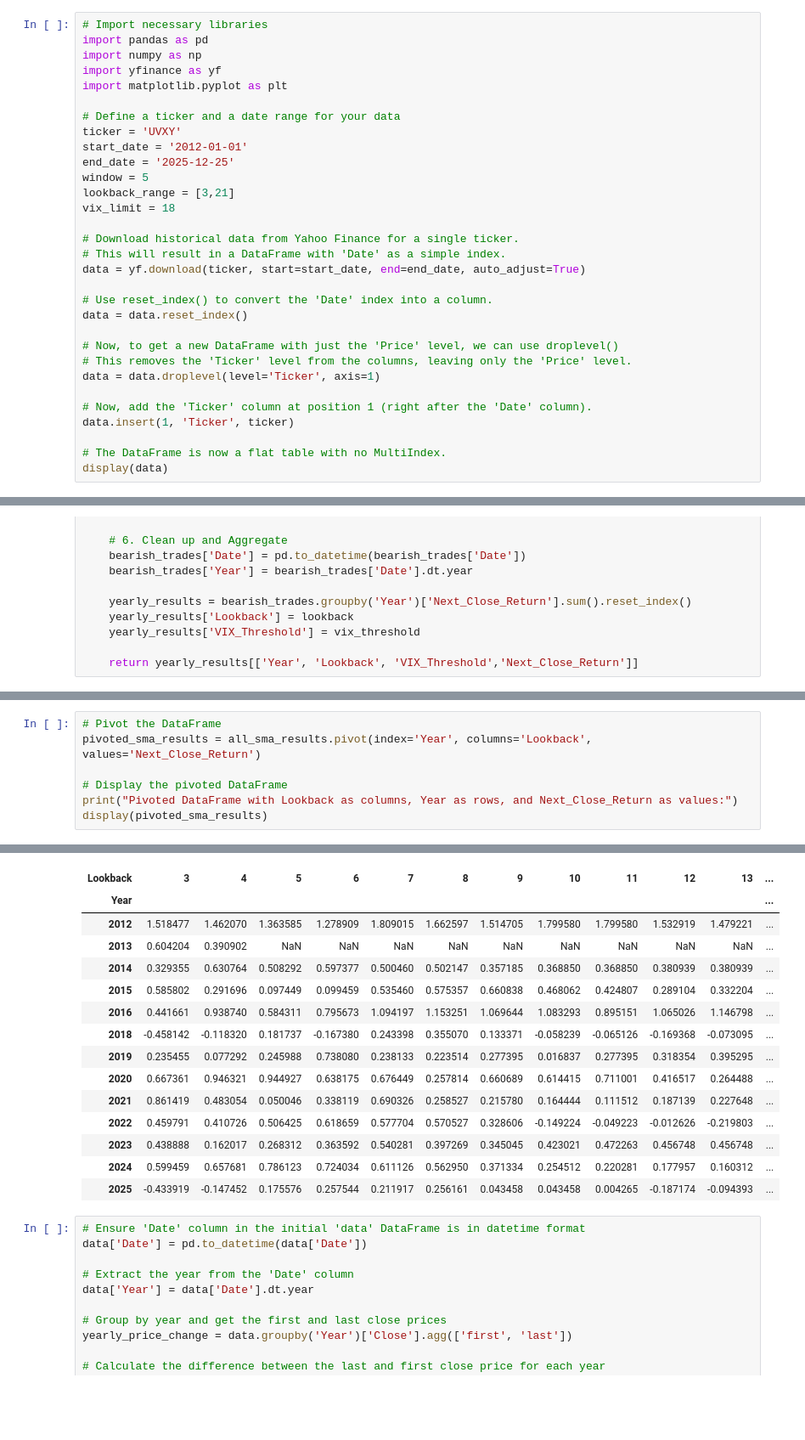
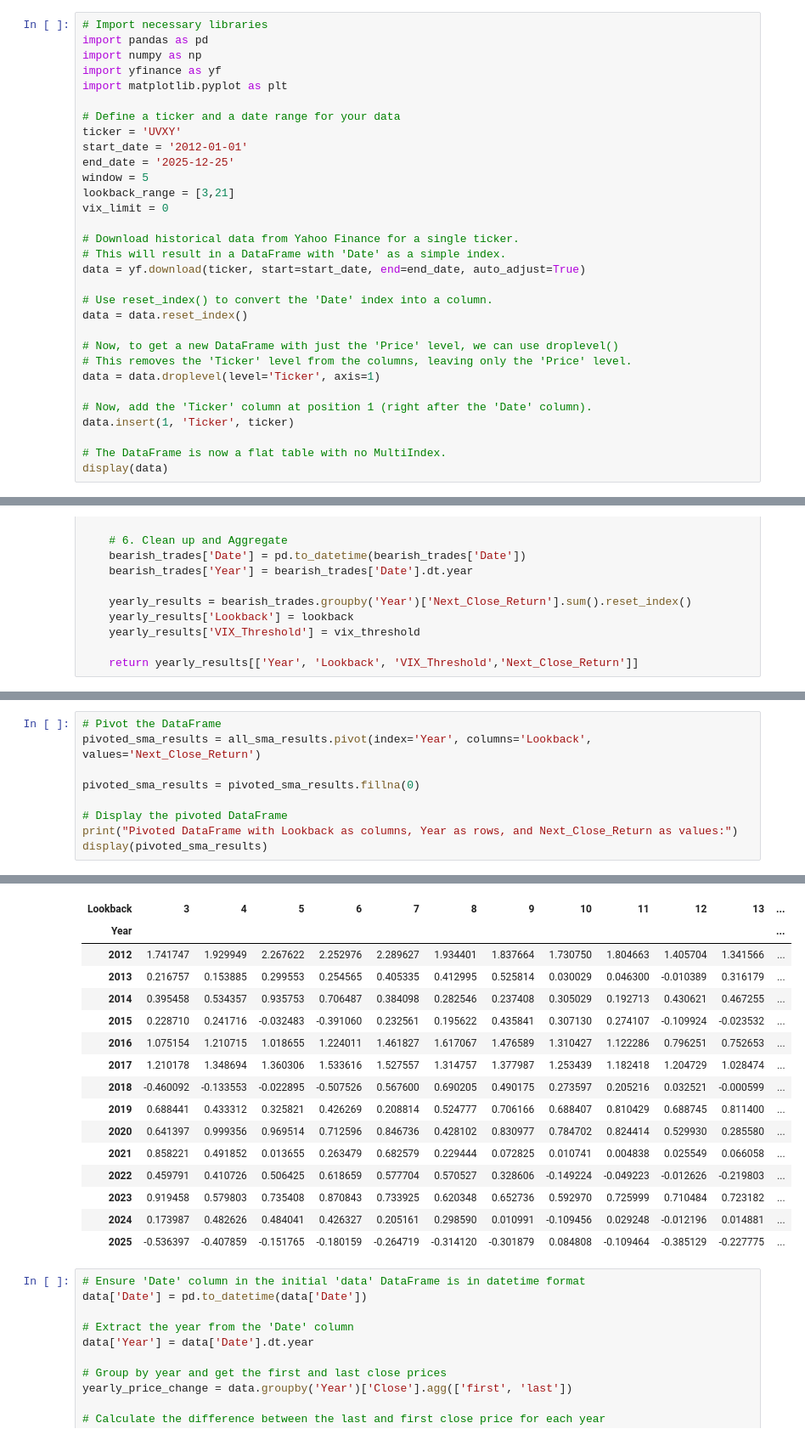
Before and after one commit to jhenningsen/Equity_Analysis, a Jupyter notebook: SMA_Short_VIX_Adjust.ipynb, the cells around one changed output, grey strips where cells are left out. Shown at 85% size. Saved outputs shown, nothing was run; the diff lists cells and outputs as text; blank space fills up the shorter version.

```diff
--- a/SMA_Short_VIX_Adjust.ipynb
+++ b/SMA_Short_VIX_Adjust.ipynb
@@ -25,7 +25,7 @@ start_date = '2012-01-01'
 end_date = '2025-12-25'
 window = 5
 lookback_range = [3,21]
-vix_limit = 18
+vix_limit = 0
 
 # Download historical data from Yahoo Finance for a single ticker.
 # This will result in a DataFrame with 'Date' as a simple index.
@@ -202,27 +202,30 @@ DataFrame with Simple Moving Average analysis for different lookback values:
 # %%
 # Pivot the DataFrame
 pivoted_sma_results = all_sma_results.pivot(index='Year', columns='Lookback', values='Next_Close_Return')
 
+pivoted_sma_results = pivoted_sma_results.fillna(0)
+
 # Display the pivoted DataFrame
 print("Pivoted DataFrame with Lookback as columns, Year as rows, and Next_Close_Return as values:")
 display(pivoted_sma_results)
 # %% [output]
 Pivoted DataFrame with Lookback as columns, Year as rows, and Next_Close_Return as values:
 | Lookback | 3 | 4 | 5 | 6 | 7 | 8 | 9 | 10 | 11 | 12 | 13 | ... |
 | Year |  |  |  |  |  |  |  |  |  |  |  | ... |
-| 2012 | 1.518477 | 1.462070 | 1.363585 | 1.278909 | 1.809015 | 1.662597 | 1.514705 | 1.799580 | 1.799580 | 1.532919 | 1.479221 | ... |
-| 2013 | 0.604204 | 0.390902 | NaN | NaN | NaN | NaN | NaN | NaN | NaN | NaN | NaN | ... |
-| 2014 | 0.329355 | 0.630764 | 0.508292 | 0.597377 | 0.500460 | 0.502147 | 0.357185 | 0.368850 | 0.368850 | 0.380939 | 0.380939 | ... |
-| 2015 | 0.585802 | 0.291696 | 0.097449 | 0.099459 | 0.535460 | 0.575357 | 0.660838 | 0.468062 | 0.424807 | 0.289104 | 0.332204 | ... |
-| 2016 | 0.441661 | 0.938740 | 0.584311 | 0.795673 | 1.094197 | 1.153251 | 1.069644 | 1.083293 | 0.895151 | 1.065026 | 1.146798 | ... |
-| 2018 | -0.458142 | -0.118320 | 0.181737 | -0.167380 | 0.243398 | 0.355070 | 0.133371 | -0.058239 | -0.065126 | -0.169368 | -0.073095 | ... |
-| 2019 | 0.235455 | 0.077292 | 0.245988 | 0.738080 | 0.238133 | 0.223514 | 0.277395 | 0.016837 | 0.277395 | 0.318354 | 0.395295 | ... |
-| 2020 | 0.667361 | 0.946321 | 0.944927 | 0.638175 | 0.676449 | 0.257814 | 0.660689 | 0.614415 | 0.711001 | 0.416517 | 0.264488 | ... |
-| 2021 | 0.861419 | 0.483054 | 0.050046 | 0.338119 | 0.690326 | 0.258527 | 0.215780 | 0.164444 | 0.111512 | 0.187139 | 0.227648 | ... |
+| 2012 | 1.741747 | 1.929949 | 2.267622 | 2.252976 | 2.289627 | 1.934401 | 1.837664 | 1.730750 | 1.804663 | 1.405704 | 1.341566 | ... |
+| 2013 | 0.216757 | 0.153885 | 0.299553 | 0.254565 | 0.405335 | 0.412995 | 0.525814 | 0.030029 | 0.046300 | -0.010389 | 0.316179 | ... |
+| 2014 | 0.395458 | 0.534357 | 0.935753 | 0.706487 | 0.384098 | 0.282546 | 0.237408 | 0.305029 | 0.192713 | 0.430621 | 0.467255 | ... |
+| 2015 | 0.228710 | 0.241716 | -0.032483 | -0.391060 | 0.232561 | 0.195622 | 0.435841 | 0.307130 | 0.274107 | -0.109924 | -0.023532 | ... |
+| 2016 | 1.075154 | 1.210715 | 1.018655 | 1.224011 | 1.461827 | 1.617067 | 1.476589 | 1.310427 | 1.122286 | 0.796251 | 0.752653 | ... |
+| 2017 | 1.210178 | 1.348694 | 1.360306 | 1.533616 | 1.527557 | 1.314757 | 1.377987 | 1.253439 | 1.182418 | 1.204729 | 1.028474 | ... |
+| 2018 | -0.460092 | -0.133553 | -0.022895 | -0.507526 | 0.567600 | 0.690205 | 0.490175 | 0.273597 | 0.205216 | 0.032521 | -0.000599 | ... |
+| 2019 | 0.688441 | 0.433312 | 0.325821 | 0.426269 | 0.208814 | 0.524777 | 0.706166 | 0.688407 | 0.810429 | 0.688745 | 0.811400 | ... |
+| 2020 | 0.641397 | 0.999356 | 0.969514 | 0.712596 | 0.846736 | 0.428102 | 0.830977 | 0.784702 | 0.824414 | 0.529930 | 0.285580 | ... |
+| 2021 | 0.858221 | 0.491852 | 0.013655 | 0.263479 | 0.682579 | 0.229444 | 0.072825 | 0.010741 | 0.004838 | 0.025549 | 0.066058 | ... |
 | 2022 | 0.459791 | 0.410726 | 0.506425 | 0.618659 | 0.577704 | 0.570527 | 0.328606 | -0.149224 | -0.049223 | -0.012626 | -0.219803 | ... |
-| 2023 | 0.438888 | 0.162017 | 0.268312 | 0.363592 | 0.540281 | 0.397269 | 0.345045 | 0.423021 | 0.472263 | 0.456748 | 0.456748 | ... |
-| 2024 | 0.599459 | 0.657681 | 0.786123 | 0.724034 | 0.611126 | 0.562950 | 0.371334 | 0.254512 | 0.220281 | 0.177957 | 0.160312 | ... |
-| 2025 | -0.433919 | -0.147452 | 0.175576 | 0.257544 | 0.211917 | 0.256161 | 0.043458 | 0.043458 | 0.004265 | -0.187174 | -0.094393 | ... |
+| 2023 | 0.919458 | 0.579803 | 0.735408 | 0.870843 | 0.733925 | 0.620348 | 0.652736 | 0.592970 | 0.725999 | 0.710484 | 0.723182 | ... |
+| 2024 | 0.173987 | 0.482626 | 0.484041 | 0.426327 | 0.205161 | 0.298590 | 0.010991 | -0.109456 | 0.029248 | -0.012196 | 0.014881 | ... |
+| 2025 | -0.536397 | -0.407859 | -0.151765 | -0.180159 | -0.264719 | -0.314120 | -0.301879 | 0.084808 | -0.109464 | -0.385129 | -0.227775 | ... |
 # %%
 # Ensure 'Date' column in the initial 'data' DataFrame is in datetime format
 data['Date'] = pd.to_datetime(data['Date'])
```
Also changed, not shown: parts of 3 cells of this notebook.
